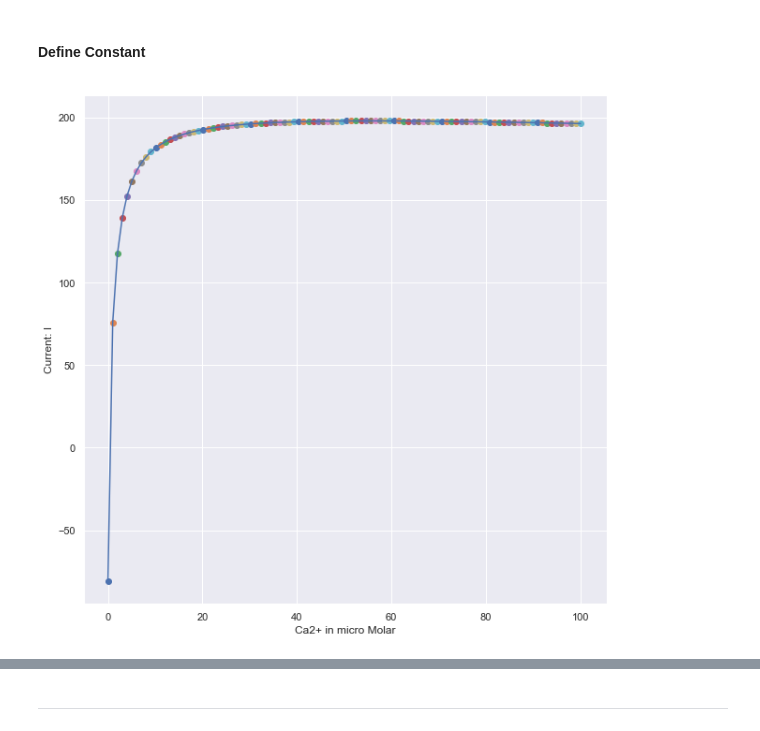
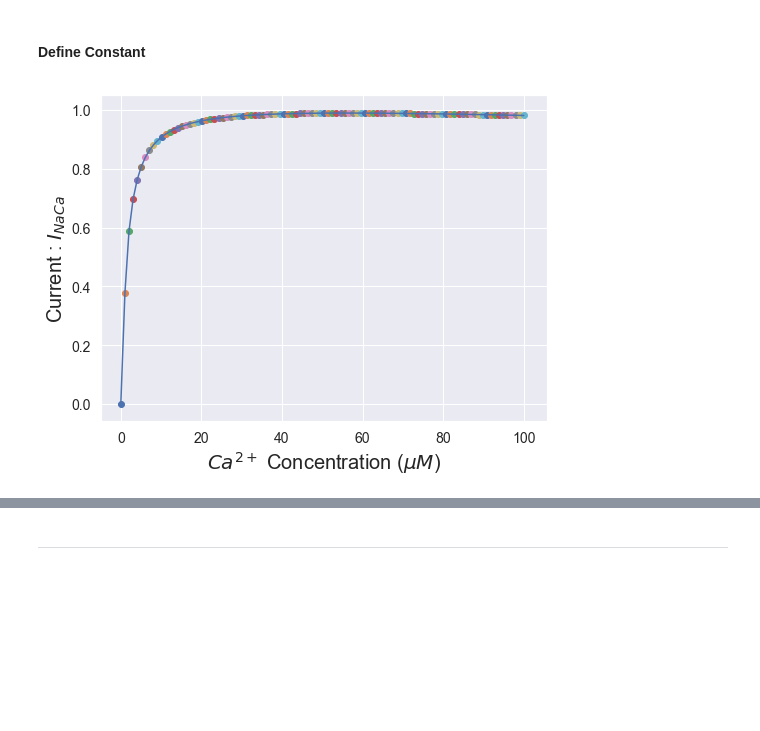
Before and after one commit to pyncx/ncx, a Jupyter notebook: Hill-Model-X1.ipynb, the cells around one changed output, grey strips where cells are left out. Saved outputs shown, nothing was run; the diff lists cells and outputs as text; code cells hidden in the pictures; blank space fills up the shorter version.

```diff
--- a/Hill-Model-X1.ipynb
+++ b/Hill-Model-X1.ipynb
@@ -33,7 +33,9 @@ def model(y,t,k):
 # %%
 pt = 0
 PT = []
-plt.figure(figsize = [10,10])
+plt.figure(figsize = [8,6])
+plt.xticks(fontsize=14)
+plt.yticks(fontsize=14)
 #CAI = [0.01e-6,0.1e-6,1e-6]
 CAI = list(np.linspace(0.01e-6,100e-6,100))
 
@@ -41,6 +43,7 @@ CAI = list(np.linspace(0.01e-6,100e-6,100))
 II = []
 CA = []
 Data = []
+tt = 0
 for Cai in CAI:
     Nai = 100*1e-3
     Nao = 0*1e-3
@@ -123,43 +126,49 @@ for Cai in CAI:
 
 
     # time points
     t = np.linspace(0,T)
 
 
     '''solve ODEs'''
     y = odeint(model,y0,t,args=(k,))
 
 
     y1 = np.empty_like(t)
     y2 = np.empty_like(t)
     y3 = np.empty_like(t)
     y4 = np.empty_like(t)
     I  = np.empty_like(t)
 
     for i in range(len(t)):
         y1[i] = y[i][0]
         y2[i] = y[i][1]
         y3[i] = y[i][2]
         y4[i] = 1 - y1[i]-y2[i]-y3[i]
 
         I[i] = y1[i]*k1 - y3[i]*k2
 
     #print("I : ", I[len(t) -1])
-    Data.append({"Ca":Cai,"I":I[len(t) -1]})
-    II.append(I[len(t) -1])
-    CA.append((Cai*1e6))
-    PT.append(pt)
-    pt = pt+1
 
+    if tt>0:
+        Data.append({"Ca":Cai*1e6,"I":I[len(t) -1]/200})
+        II.append(I[len(t) -1]/200)
+        CA.append((Cai*1e6))
+        PT.append(pt)
+        pt = pt+1
+        plt.scatter(Cai*1e6,I[len(t) -1]/200)
+    else:
+        Data.append({"Ca":0,"I":0})
+        plt.scatter(0,0)
+        CA.append(0)
+        II.append(0)
 
-    plt.scatter(Cai*1e6,I[len(t) -1])
-
+    tt = tt+1
 plt.plot(CA,II)
-plt.xlabel("Ca2+ in micro Molar")
-plt.ylabel("Current: I")
+plt.xlabel("$Ca^{2+}$ Concentration ($\mu M$)", fontsize =20)
+plt.ylabel("Current : $I_{NaCa}$", fontsize =20)
 plt.show()
 # %% [output]
-[figure, old version]
+[figure, new version]
 # %%
 import pandas as pd
 DF = pd.DataFrame(Data)
```
Also changed, not shown: parts of 2 cells of this notebook, 3 other files.
